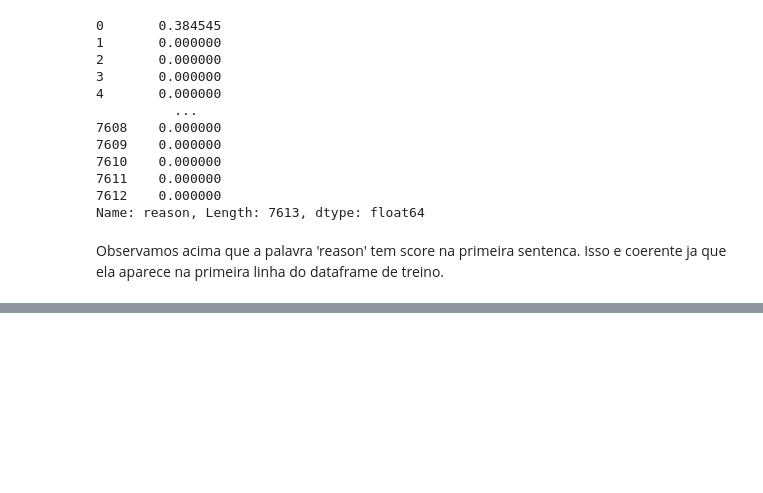
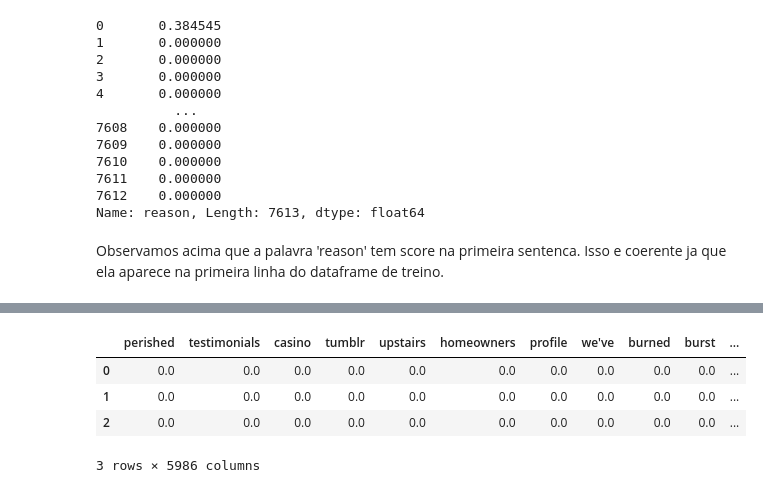
Before and after one commit to marcelo-campa/Analytica-Kaggle-NLP, a Jupyter notebook: kaggle_tweets.ipynb, the cells around one changed output, grey strips where cells are left out. Drawn from its saved outputs; the diff is of its cells as text; code cells hidden in the pictures; blank space fills up the shorter version.

```diff
--- a/kaggle_tweets.ipynb
+++ b/kaggle_tweets.ipynb
@@ -216,11 +218,6 @@ Faz sentido, ja que o numero de colunas do ``tfidf_train_fit`` corresponde ao nu
 
 tfidf_train_df = pd.DataFrame(tfidf_train_fit.toarray(), columns=tfidf_train.get_feature_names())
 tfidf_test_df = pd.DataFrame(tfidf_test_fit.toarray(), columns=tfidf_test.get_feature_names())
-# %%
-# Acrescentando o target ao dataframe
-
-tfidf_train_df["target_column"] = train["target"]
-tfidf_test_df["target_column"] = 0
 # %%
 tfidf_train_df.head(3)
 # %% [output]
@@ -258,3 +255,13 @@ tfidf_train_df['reason']
 Name: reason, Length: 7613, dtype: float64
 # %% [markdown]
 Observamos acima que a palavra 'reason' tem score na primeira sentenca. Isso e coerente ja que ela aparece na primeira linha do dataframe de treino.
+# %%
+intersect_columns = list(set(tfidf_train_df.columns).intersection(set(tfidf_test_df.columns)))
+# %%
+tfidf_train_df_int = tfidf_train_df[intersect_columns]
+tfidf_test_df_int = tfidf_test_df[intersect_columns]
+# %%
+# Acrescentando o target ao dataframe
+
+tfidf_train_df_int["target_column"] = train["target"]
+tfidf_test_df_int["target_column"] = 0
@@ -260,0 +279,8 @@ Observamos acima que a palavra 'reason' tem score na primeira sentenca. Isso e c
+# %%
+tfidf_train_df_int.head(3)
+# %% [output]
+|  | perished | testimonials | casino | tumblr | upstairs | homeowners | profile | we've | burned | burst | ... |
+| 0 | 0.0 | 0.0 | 0.0 | 0.0 | 0.0 | 0.0 | 0.0 | 0.0 | 0.0 | 0.0 | ... |
+| 1 | 0.0 | 0.0 | 0.0 | 0.0 | 0.0 | 0.0 | 0.0 | 0.0 | 0.0 | 0.0 | ... |
+| 2 | 0.0 | 0.0 | 0.0 | 0.0 | 0.0 | 0.0 | 0.0 | 0.0 | 0.0 | 0.0 | ... |
+3 rows × 5986 columns
```
Also changed, not shown: parts of 24 cells of this notebook.
